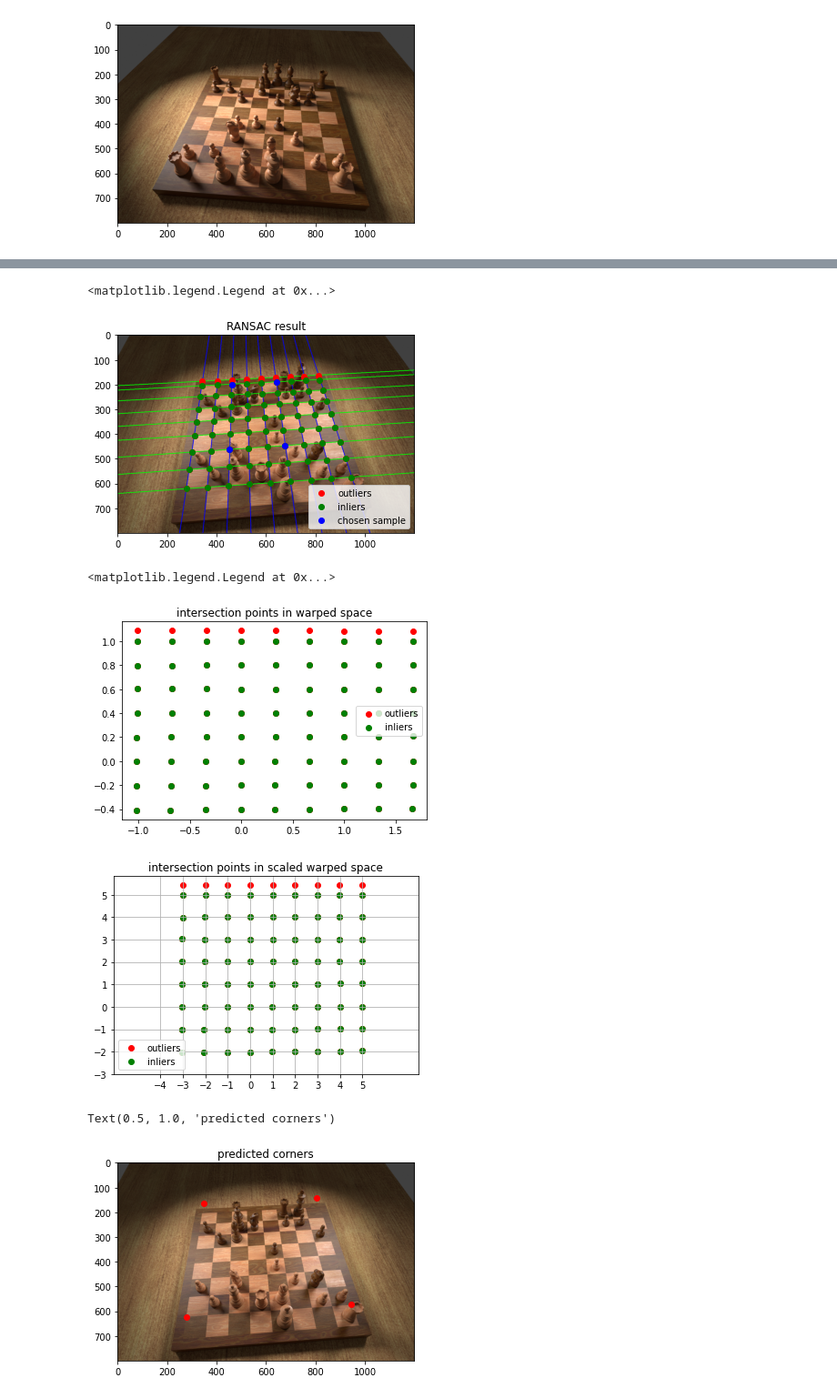
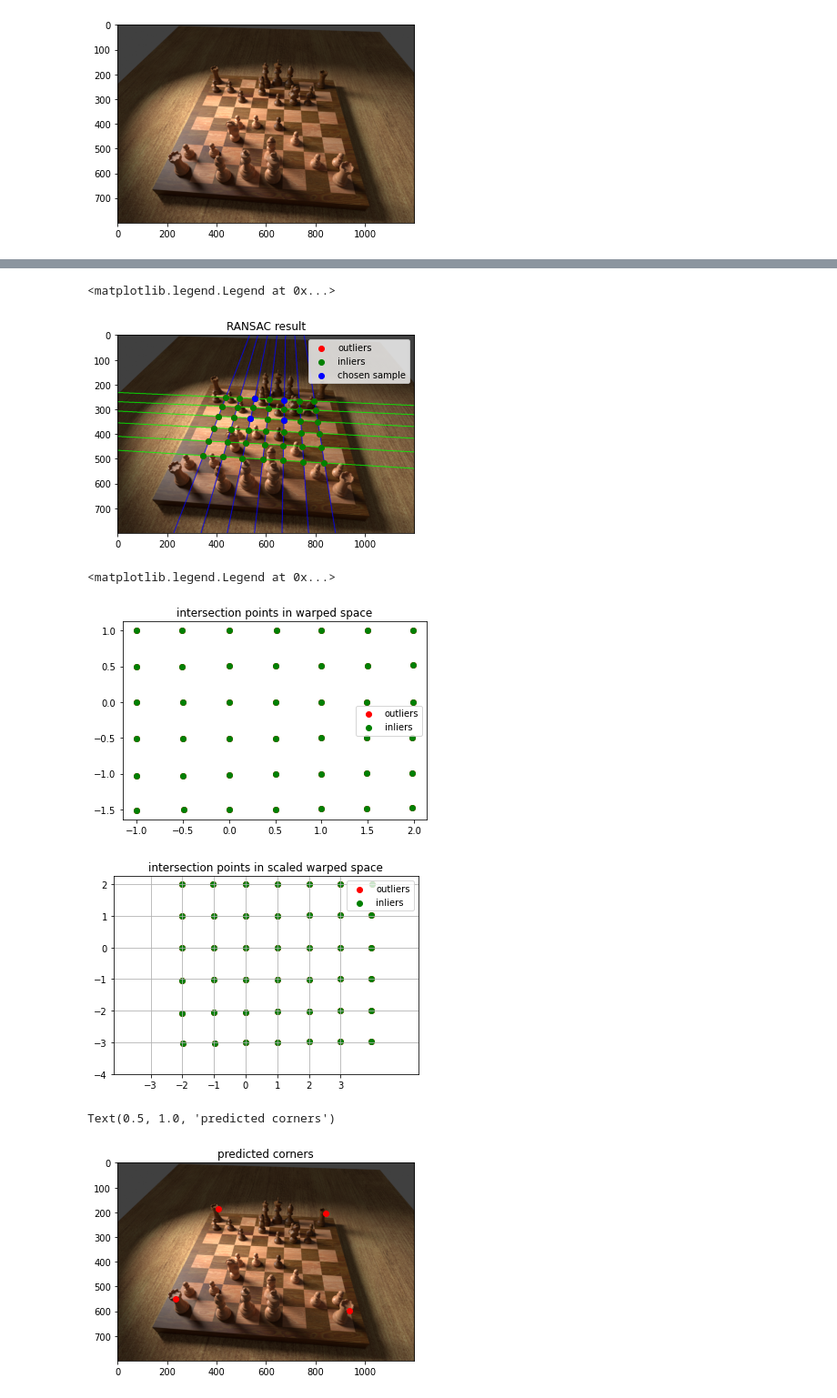
Before and after one commit to georg-wolflein/chesscog, a Jupyter notebook: notebooks/corner_detection.ipynb, the cells around one changed output, grey strips where cells are left out. Shown at 91% size. Saved outputs shown, nothing was run; the diff lists cells and outputs as text; code cells hidden in the pictures.

```diff
--- a/notebooks/corner_detection.ipynb
+++ b/notebooks/corner_detection.ipynb
@@ -33,5 +33,5 @@ from chesscog.utils import sort_corner_points
 from chesscog.utils.config import CfgNode as CN
 from chesscog.utils.io import URI
 # %%
+cfg = CN.load_yaml_with_base(URI("config://corner_detection.yaml"))
 cfg = CN.load_yaml_with_base(URI("config://corner_detection/_base.yaml"))
-cfg.params_dict()
@@ -55,7 +47,7 @@ show(img)
 # %% [output]
 [figure]
 # %%
-edges = detect_edges(img, 90, 400, 3)
+edges = detect_edges(cfg, img)
 
 plt.imshow(edges, cmap="gray")
 # %% [output]
@@ -64,5 +56,5 @@ plt.imshow(edges, cmap="gray")
 # %%
-lines = detect_lines(edges, 100)
+lines = detect_lines(cfg, edges)
 all_horizontal_lines, all_vertical_lines = cluster_horizontal_and_vertical_lines(lines)
 
 all_lines_img = img.copy()
@@ -96,13 +88,13 @@ best_configuration = None
 iterations = 0
 chosen_points = None
 orig_warped_points = None
-while iterations < 30 or best_num_inliers < 25:
+while iterations < 30 or best_num_inliers < 30:
     row1, row2 = _choose_from_range(len(horizontal_lines))
     col1, col2 = _choose_from_range(len(vertical_lines))
     transformation_matrix = compute_homography(intersection_points,
                                                 row1, row2, col1, col2)
     warped_points = warp_points(transformation_matrix, intersection_points)
-    inlier_warped_points, *_ = configuration = discard_outliers(warped_points, intersection_points)
+    inlier_warped_points, *_ = configuration = discard_outliers(cfg, warped_points, intersection_points)
     num_inliers = np.prod(inlier_warped_points.shape[:-1])
     if num_inliers > best_num_inliers:
         best_num_inliers = num_inliers
@@ -134,7 +126,7 @@ plt.title("RANSAC result")
 plt.legend()
 # %% [output]
 <matplotlib.legend.Legend at 0x...>
-[figure, old version]
+[figure, new version]
 # %%
 plt.scatter(*orig_warped_points.T, c="r", label="outliers")
 plt.scatter(*warped_points.T, c="g", label="inliers")
@@ -142,7 +134,7 @@ plt.title("intersection points in warped space")
 plt.legend()
 # %% [output]
 <matplotlib.legend.Legend at 0x...>
-[figure, old version]
+[figure, new version]
 # %%
 scale = np.array([horizontal_scale, vertical_scale])
 
@@ -160,29 +152,29 @@ plt.xticks(xticks)
 plt.yticks(yticks)
 plt.grid()
 # %% [output]
-[figure, old version]
+[figure, new version]
 # %%
 # Recompute transformation matrix based on all inliers
 col_xs, row_ys, quantized_points = quantize_points(warped_points, horizontal_scale, vertical_scale)
 transformation_matrix = compute_transformation_matrix(intersection_points, quantized_points)
 
 # Get board boundaries
 inverse_transformation_matrix = np.linalg.inv(transformation_matrix)
-xmin, xmax = compute_vertical_borders(col_xs, row_ys, edges, horizontal_scale, vertical_scale, inverse_transformation_matrix)
-ymin, ymax = compute_horizontal_borders(col_xs, row_ys, edges, horizontal_scale, vertical_scale, inverse_transformation_matrix)
+xmin, xmax = compute_vertical_borders(cfg, col_xs, row_ys, edges, horizontal_scale, vertical_scale, inverse_transformation_matrix)
+ymin, ymax = compute_horizontal_borders(cfg, col_xs, row_ys, edges, horizontal_scale, vertical_scale, inverse_transformation_matrix)
 
 # Transform boundaries to image space
 corners = np.array([[xmin, ymin],
                     [xmax, ymin],
                     [xmax, ymax],
                     [xmin, ymax]]).astype(np.float)
 corners = corners / scale
 img_corners = warp_points(inverse_transformation_matrix, corners)
 img_corners = sort_corner_points(img_corners)
 
 show(img)
 plt.scatter(*img_corners.T, c="r")
 plt.title("predicted corners")
 # %% [output]
 Text(0.5, 1.0, 'predicted corners')
-[figure, old version]
+[figure, new version]
```
Also changed, not shown: parts of 6 cells of this notebook, 5 other files.
